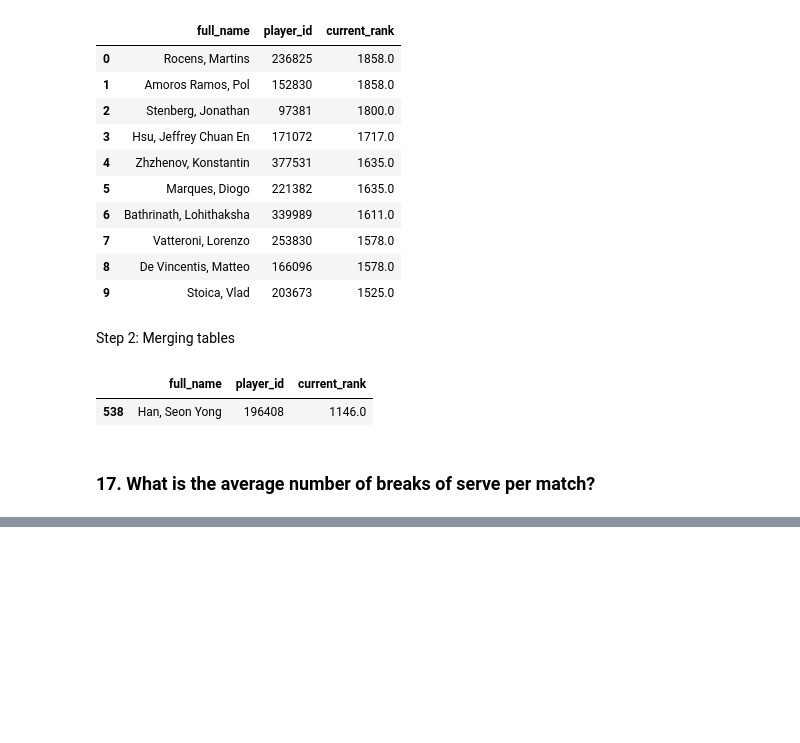
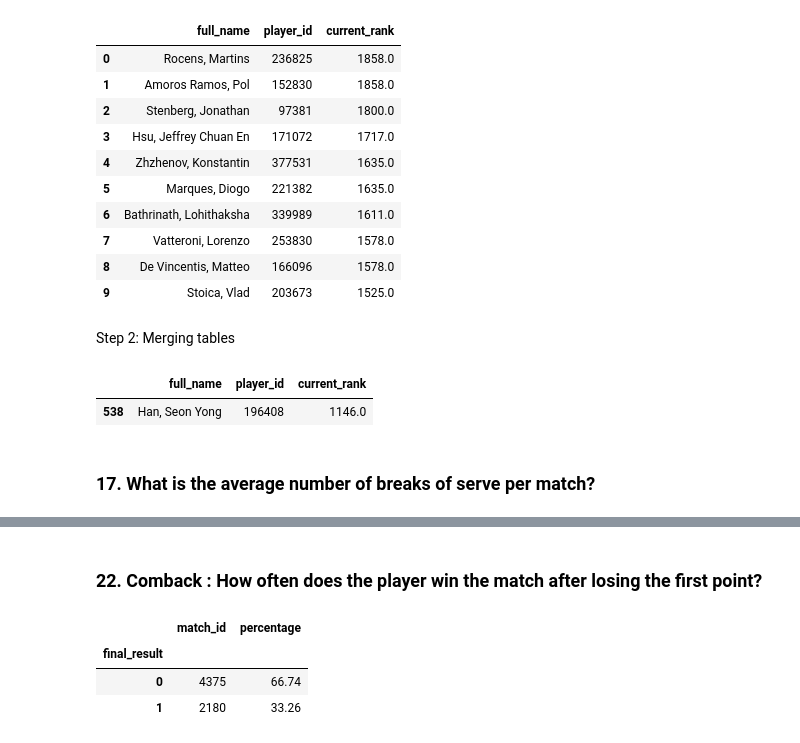
Before and after one commit to Mahlagha1994/Tennis-Games, a Jupyter notebook: notebooks/2-DATA ANALYZING.ipynb, the cells around one changed output, grey strips where cells are left out. Saved outputs shown, nothing was run; the diff lists cells and outputs as text; code cells hidden in the pictures; blank space fills up the shorter version.

Commit message:
Edit Charts

```diff
--- a/notebooks/2-DATA ANALYZING.ipynb
+++ b/notebooks/2-DATA ANALYZING.ipynb
@@ -623,0 +599,36 @@ The chart has been saved to 'tournaments_held_in_each_country.html'. Open this f
+# %% [markdown]
+### 22. Comback : How often does the player win the match after losing the first point?
+# %%
+comeback_table = GameInfo[(GameInfo['set_id'] == 1) & (GameInfo['game_id'] == 1) & (GameInfo['point_id'] == 0)].drop(columns=['point_description','home_point_type', 'away_point_type', 'home_score', 'away_score', 'serving' ])
+comeback_table[['home_point', 'away_point']] = comeback_table[['home_point', 'away_point']].astype(int)
+comeback_table['first_point_win'] = np.where(comeback_table['home_point'] == 0, 1, 2)
+comeback_table['final_result'] = np.where(comeback_table['scoring'] == comeback_table['first_point_win'], 1, 0)
+comeback_table_count = pd.DataFrame(comeback_table.groupby('final_result')['match_id'].count())
+comeback_table_count['percentage'] = ((comeback_table_count / comeback_table_count.sum())*100).round(2)
+display(comeback_table_count)
+
+
+# plot
+colors = ['green', 'yellow']
+fig = px.pie(
+    comeback_table_count ,
+    values= comeback_table_count['percentage'] ,
+    names=['Lose', 'Win'] ,
+    title='Tennis Ground Types distribution',
+    hole=0.3  # Optional: makes it a donut chart
+)
+
+# Customize the layout
+fig.update_traces(textposition='inside', textinfo='percent+label')
+fig.update_layout(
+    width=400,
+    height=400,
+    margin=dict(l=20, r=20, t=40, b=20)  # Adjust the margins as needed
+)
+# Show the chart
+fig.show()
+# %% [output]
+|  | match_id | percentage |
+| final_result |  |  |
+| 0 | 4375 | 66.74 |
+| 1 | 2180 | 33.26 |
```
Also changed, not shown: parts of 23 cells of this notebook.
